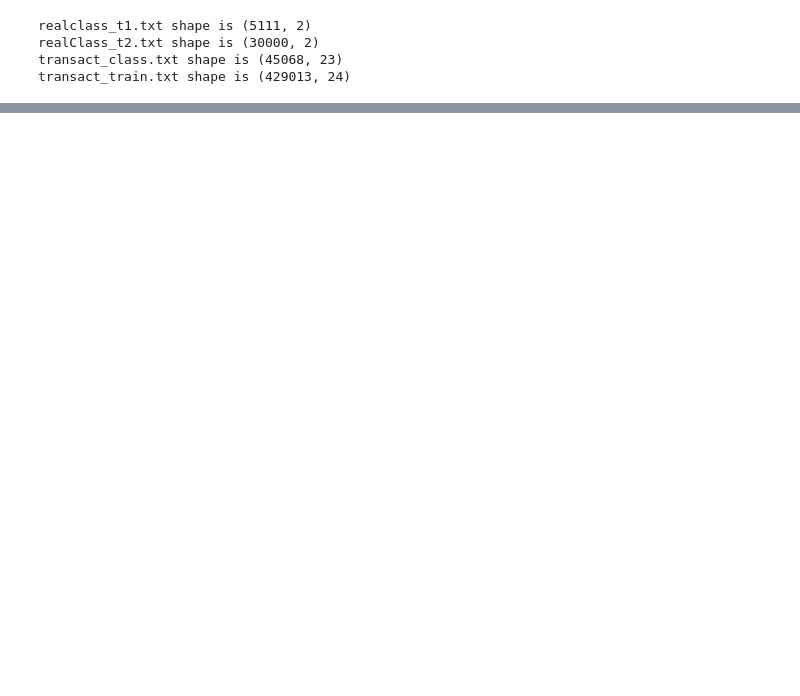
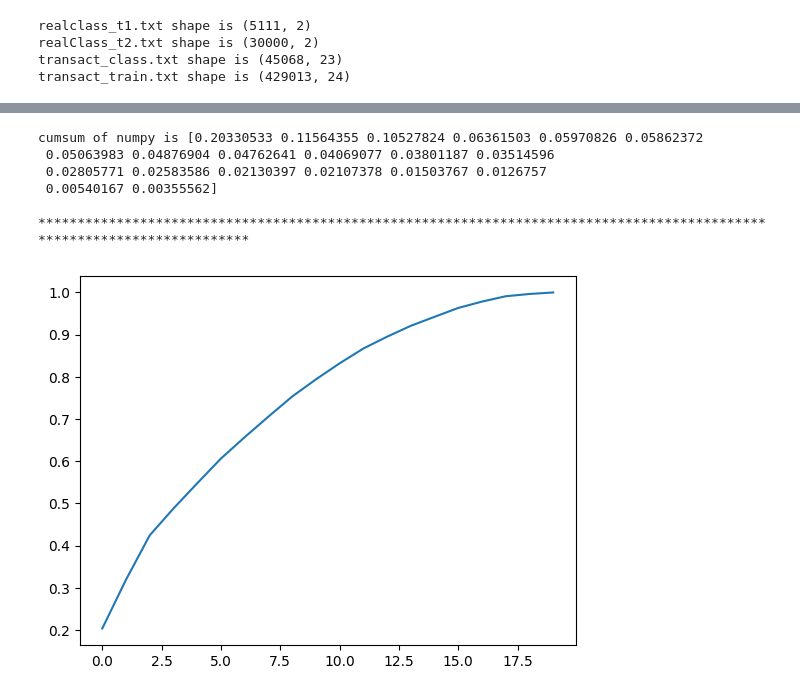
Before and after one commit to ShawnLiu119/Online-Order-Prediction-Pricing-Discrimination, a Jupyter notebook: online_order_prediction_pricing.ipynb, the cells around one changed output, grey strips where cells are left out. Drawn from its saved outputs; the diff is of its cells as text; code cells hidden in the pictures; blank space fills up the shorter version.

```diff
--- a/online_order_prediction_pricing.ipynb
+++ b/online_order_prediction_pricing.ipynb
@@ -116,0 +408,4 @@ transact_train.txt shape is (429013, 24)
+# %%
+y = df_ex_al['order']
+x_train = df_ex_al.drop(['order'], axis = 1, inplace = False)
+x_train.columns
@@ -116,0 +441,7 @@ transact_train.txt shape is (429013, 24)
+# %%
+# Scaling the dataset using StandardScaler #####
+standard_scaler_ = StandardScaler()
+X_scaled = standard_scaler_.fit_transform(x_dum)
+
+# ##### Train and test dataset #####
+X_train, X_test, y_train, y_test = train_test_split(X_scaled, y, test_size = 0.30, shuffle = True, random_state = 42)
@@ -116,0 +595,4 @@ transact_train.txt shape is (429013, 24)
+# %%
+PCA_ = PCA(n_components = None)
+##### PCA result is given below ####
+PCA_.fit_transform(X_scaled)
@@ -116,0 +613,14 @@ transact_train.txt shape is (429013, 24)
+# %%
+##### Find out 90% variance of PCA #####
+print('cumsum of numpy is {}'.format(PCA_.explained_variance_ratio_),'\n')
+print('*'*120)
+plt.plot(np.cumsum(PCA_.explained_variance_ratio_))
+plt.show()
+# %% [output]
+cumsum of numpy is [0.20330533 0.11564355 0.10527824 0.06361503 0.05970826 0.05862372
+ 0.05063983 0.04876904 0.04762641 0.04069077 0.03801187 0.03514596
+ 0.02805771 0.02583586 0.02130397 0.02107378 0.01503767 0.0126757
+ 0.00540167 0.00355562]
+
+************************************************************************************************************************
+[figure, added]
```
Also changed, not shown: parts of 55 cells of this notebook.
